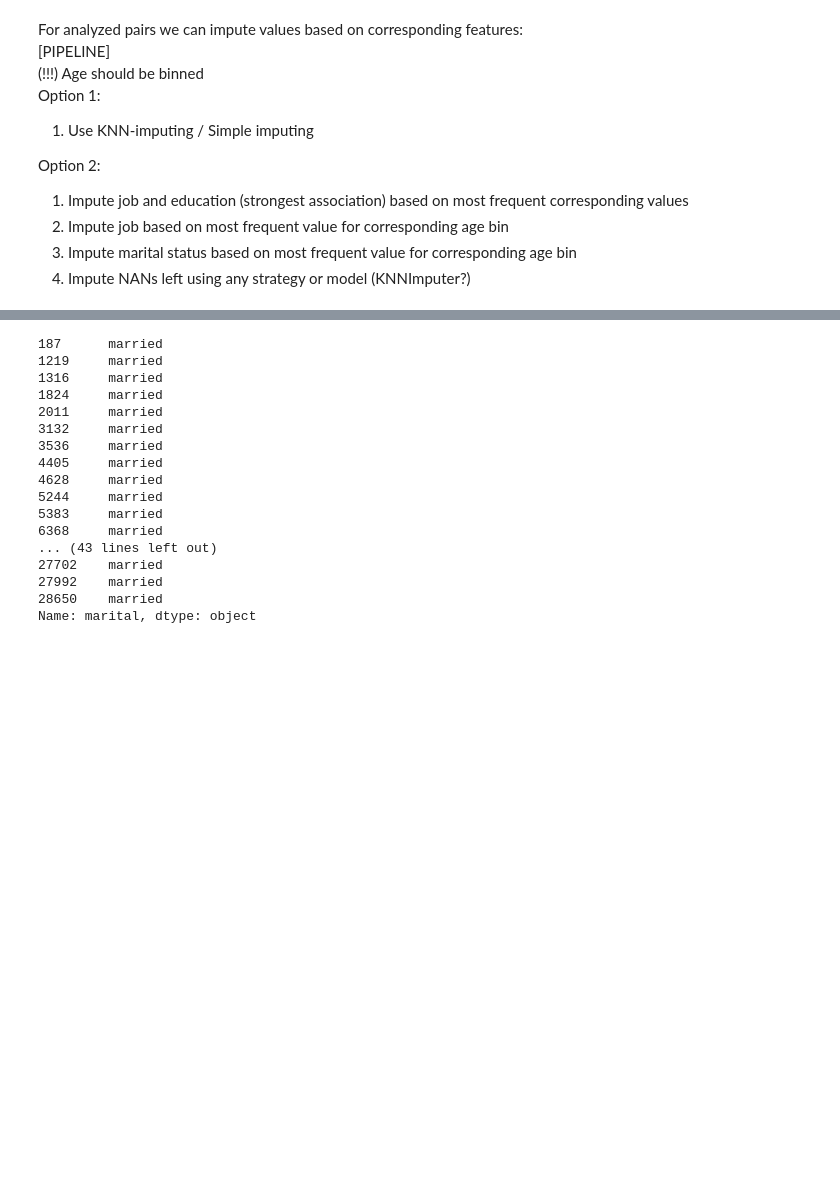
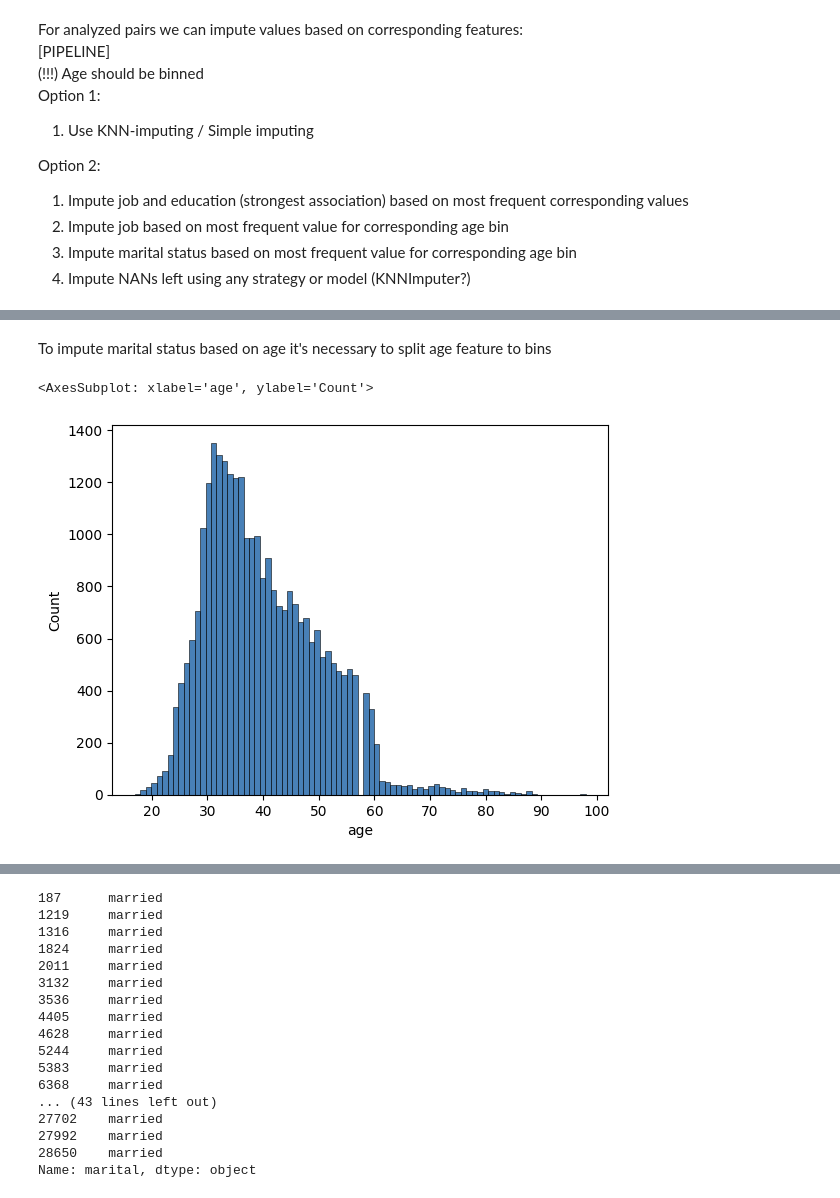
Before and after one commit to sharuhinda/bank_marketing_campaign, a Jupyter notebook: 2_eda.ipynb, the cells around one changed output, grey strips where cells are left out. Cells and saved outputs as stored; diff of their text form; code cells hidden in the pictures; blank space fills up the shorter version.

```diff
--- a/2_eda.ipynb
+++ b/2_eda.ipynb
@@ -416,3 +437,23 @@ Option 2:
 2. Impute job based on most frequent value for corresponding age bin
 3. Impute marital status based on most frequent value for corresponding age bin
 4. Impute NANs left using any strategy or model (KNNImputer?)
+# %%
+"""
+Calculates most_frequent values of base_feat for each corresponding value of reference_feat
+Both features have to be categorical. If reference_feat is numerical it is possible to split it to bins
+and use function using bins instead of exact values
+Returns a dictionary with reference_value: base_value pairs made using most_frequent strategy
+"""
+def get_reference_values(df, base_feat, reference_feat, nan_equiv=np.nan):
+    is_numeric = True
+    try:
+        np.float64(nan_equiv)
+    except ValueError:
+        is_numeric = False
+    if is_numeric and np.isnan(nan_equiv):
+        ct = pd.crosstab(df[base_feat], df[reference_feat]) # rows = values of base feature, cols = values of reference feature
+    else:
+        ct = pd.crosstab(df.loc[(df[base_feat] != nan_equiv), base_feat], df[reference_feat])
+    index = ct.index
+    columns = ct.columns
+    return {columns[i]: index[val] for i, val in enumerate(ct.to_numpy().argmax(axis=0))}
@@ -418,0 +479,2 @@ Option 2:
+# %%
+df.loc[m, 'education'] = df.loc[m, 'job'].map(get_reference_values(df, 'education', 'job', nan_equiv='unknown'))
@@ -418,0 +516,3 @@ Option 2:
+# %%
+df.loc[m, 'job'] = df.loc[m, 'education'].map(get_reference_values(df, base_feat='job', reference_feat='education', nan_equiv='unknown'))
+df.loc[m, ['job', 'education']]
@@ -418,0 +533,7 @@ Option 2:
+# %% [markdown]
+To impute marital status based on age it's necessary to split age feature to bins
+# %%
+sns.histplot(data=df, x='age')
+# %% [output]
+<AxesSubplot: xlabel='age', ylabel='Count'>
+[figure, added]
```
Also changed, not shown: parts of 20 cells of this notebook, 2 other files.
